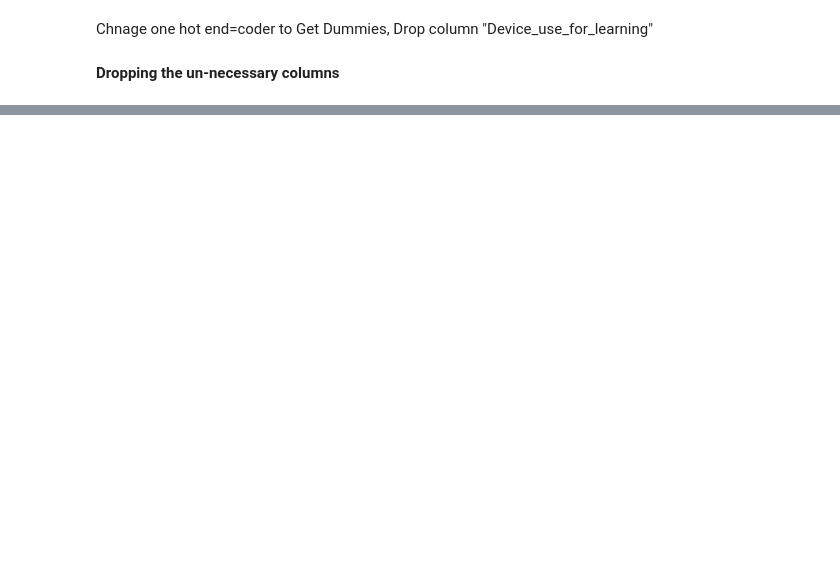
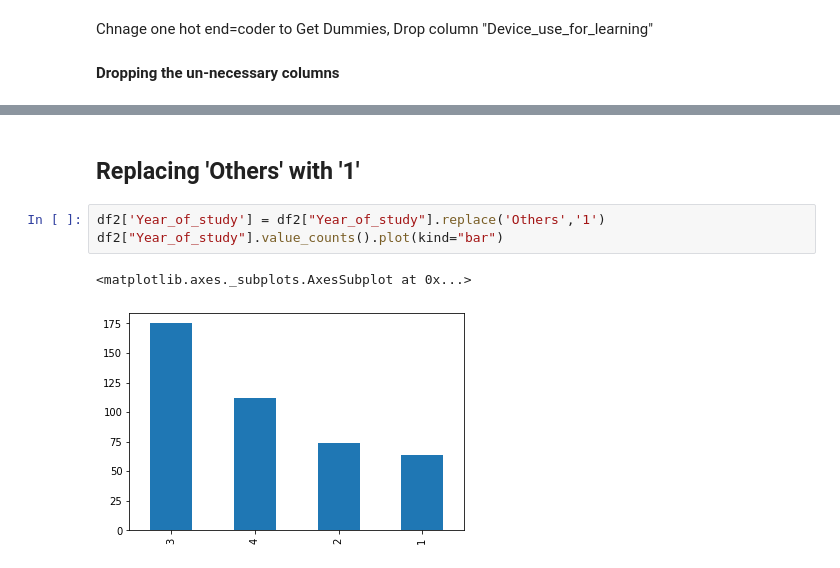
Before and after one commit to IbrahimKhan77/my_data, a Jupyter notebook: Main_v2.ipynb, the cells around one changed output, grey strips where cells are left out. Cells and saved outputs as stored; diff of their text form; blank space fills up the shorter version.

```diff
--- a/Main_v2.ipynb
+++ b/Main_v2.ipynb
@@ -292,0 +363,8 @@ sns.pairplot(df2)
+# %% [markdown]
+## **Replacing 'Others' with '1'**
+# %%
+df2['Year_of_study'] = df2["Year_of_study"].replace('Others','1')
+df2["Year_of_study"].value_counts().plot(kind="bar")
+# %% [output]
+<matplotlib.axes._subplots.AxesSubplot at 0x...>
+[figure, added]
```
Also changed, not shown: parts of 50 cells of this notebook.
